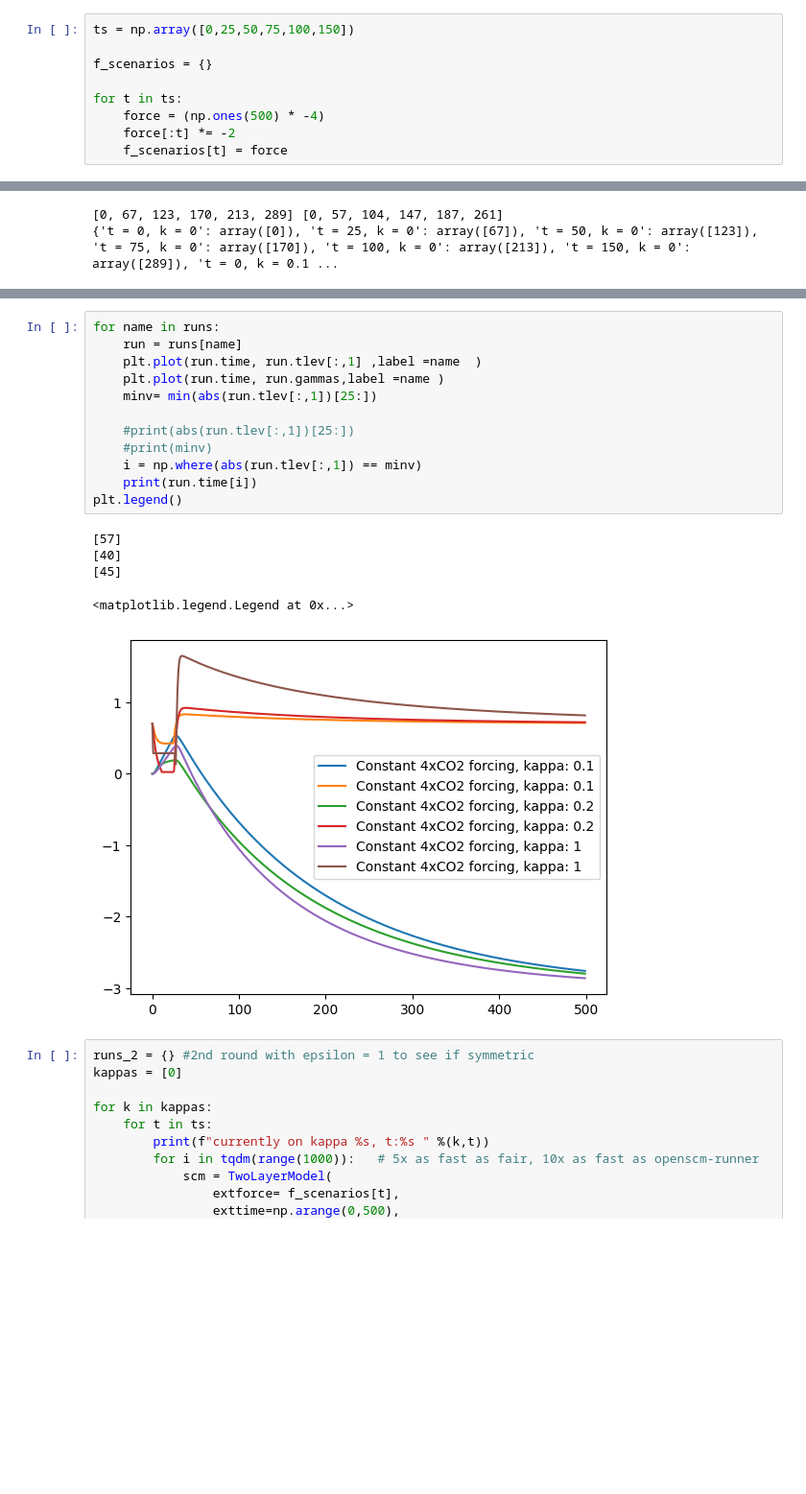
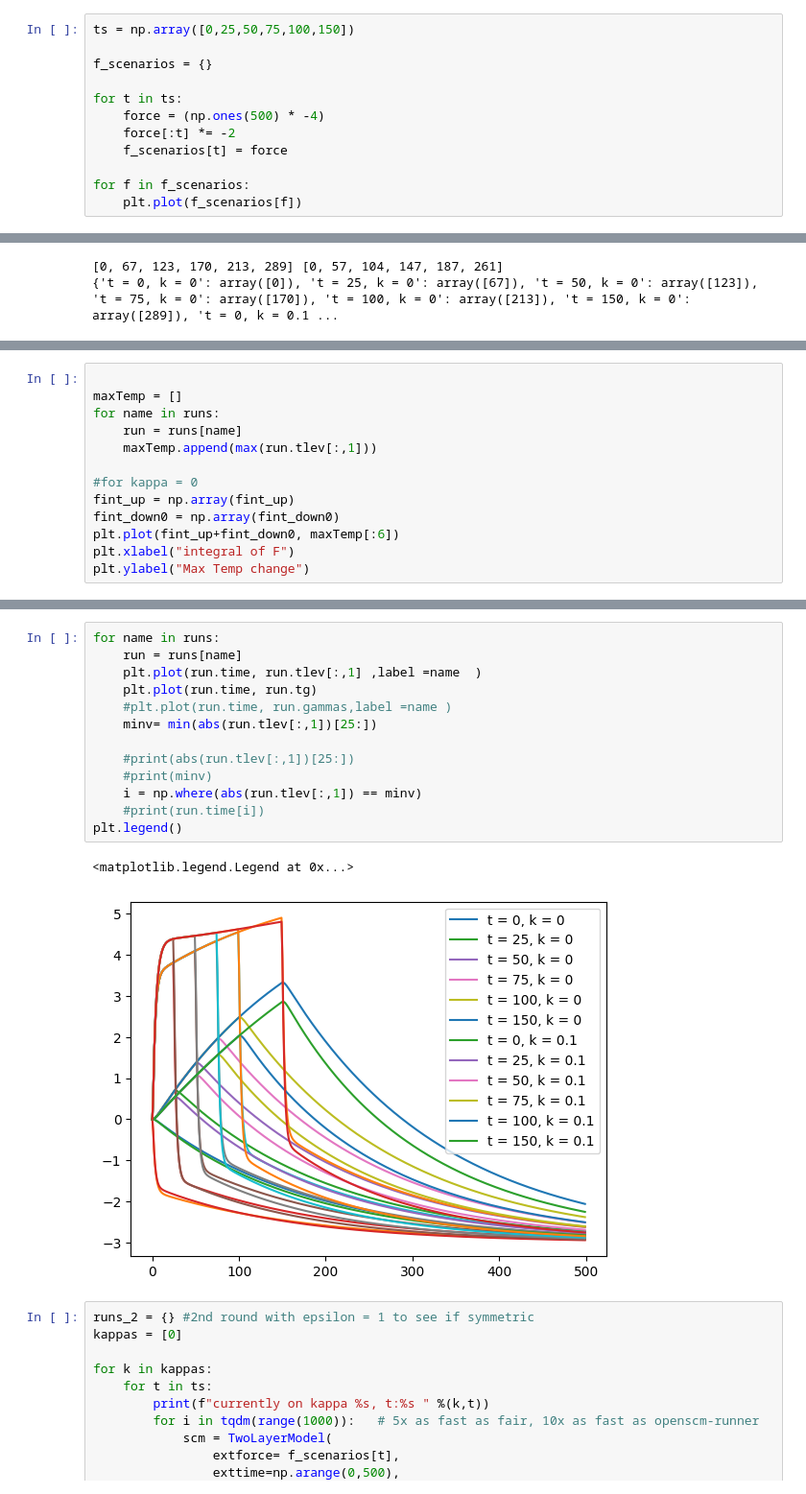
Before and after one commit to francesmcginley/ar6, a Jupyter notebook: Exploration/W10BouttesExperiment.ipynb, the cells around one changed output, grey strips where cells are left out. Shown at 96% size. Drawn from its saved outputs; the diff is of its cells as text; blank space fills up the shorter version.

Commit message:
trying to fix bouttes integral

```diff
--- a/Exploration/W10BouttesExperiment.ipynb
+++ b/Exploration/W10BouttesExperiment.ipynb
@@ -63,3 +63,6 @@ for t in ts:
     force = (np.ones(500) * -4)
     force[:t] *= -2
     f_scenarios[t] = force
+
+for f in f_scenarios:
+    plt.plot(f_scenarios[f])
@@ -168,0 +180,13 @@ plt.legend()
+# %%
+
+maxTemp = []
+for name in runs:
+    run = runs[name]
+    maxTemp.append(max(run.tlev[:,1]))
+
+#for kappa = 0
+fint_up = np.array(fint_up)
+fint_down0 = np.array(fint_down0)
+plt.plot(fint_up+fint_down0, maxTemp[:6])
+plt.xlabel("integral of F")
+plt.ylabel("Max Temp change")
@@ -169,21 +196,19 @@ plt.legend()
 # %%
 for name in runs:
     run = runs[name]
     plt.plot(run.time, run.tlev[:,1] ,label =name  )
-    plt.plot(run.time, run.gammas,label =name )
+    plt.plot(run.time, run.tg)
+    #plt.plot(run.time, run.gammas,label =name )
     minv= min(abs(run.tlev[:,1])[25:])
 
     #print(abs(run.tlev[:,1])[25:])
     #print(minv)
     i = np.where(abs(run.tlev[:,1]) == minv)
-    print(run.time[i])
+    #print(run.time[i])
 plt.legend()
 # %% [output]
-[57]
-[40]
-[45]
+<matplotlib.legend.Legend at 0x...>
-<matplotlib.legend.Legend at 0x...>
-[figure, old version]
+[figure, new version]
 # %%
 runs_2 = {} #2nd round with epsilon = 1 to see if symmetric
 kappas = [0]
```
Also changed, not shown: parts of 13 cells of this notebook.
